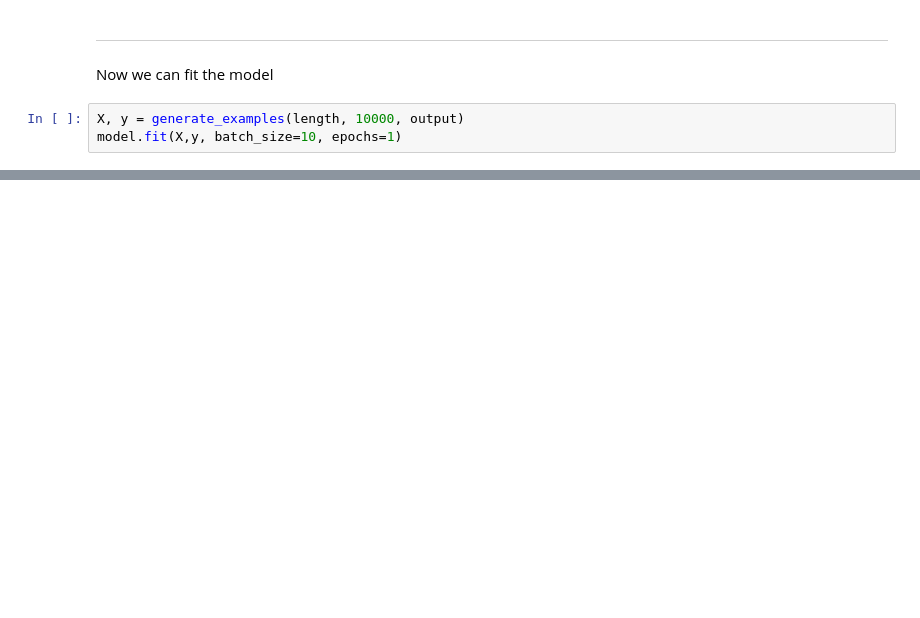
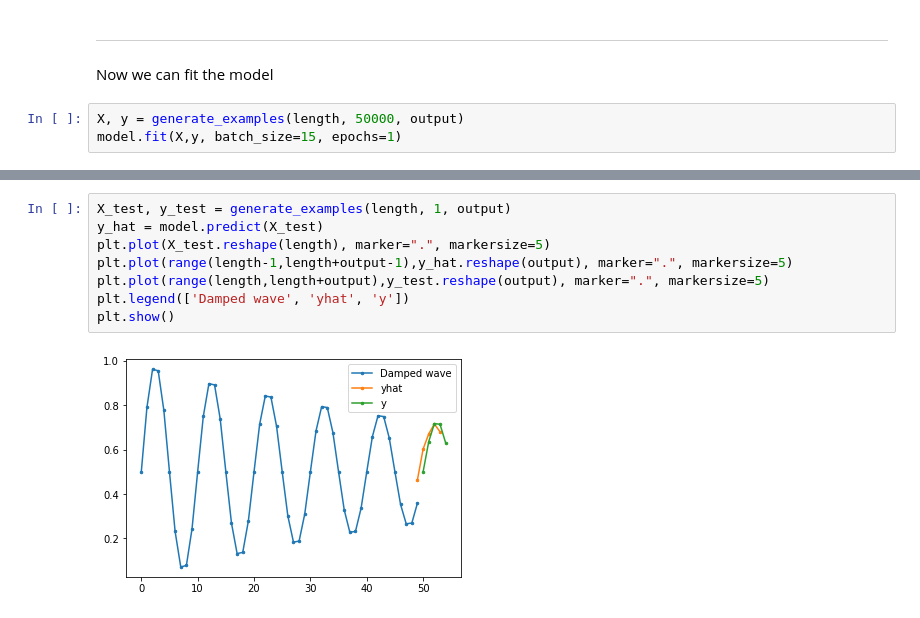
Before and after one commit to Matthew1309/GenerateArg, a Jupyter notebook: tutorials/Stacked_LSTM.ipynb, the cells around one changed output, grey strips where cells are left out. Cells and saved outputs as stored; diff of their text form; blank space fills up the shorter version.

Commit message:
Adds a graphical test of the Stacked LSTM

```diff
--- a/tutorials/Stacked_LSTM.ipynb
+++ b/tutorials/Stacked_LSTM.ipynb
@@ -226,6 +235,6 @@ None
 ---
 Now we can fit the model
 # %%
-X, y = generate_examples(length, 10000, output)
-model.fit(X,y, batch_size=10, epochs=1)
+X, y = generate_examples(length, 50000, output)
+model.fit(X,y, batch_size=15, epochs=1)
 # %% [output]
@@ -233 +242,11 @@ model.fit(X,y, batch_size=10, epochs=1)
 <tensorflow.python.keras.callbacks.History at 0x...>
+# %%
+X_test, y_test = generate_examples(length, 1, output)
+y_hat = model.predict(X_test)
+plt.plot(X_test.reshape(length), marker=".", markersize=5)
+plt.plot(range(length-1,length+output-1),y_hat.reshape(output), marker=".", markersize=5)
+plt.plot(range(length,length+output),y_test.reshape(output), marker=".", markersize=5)
+plt.legend(['Damped wave', 'yhat', 'y'])
+plt.show()
+# %% [output]
+[figure, added]
```
Also changed, not shown: parts of 8 cells of this notebook, 1 other file.
